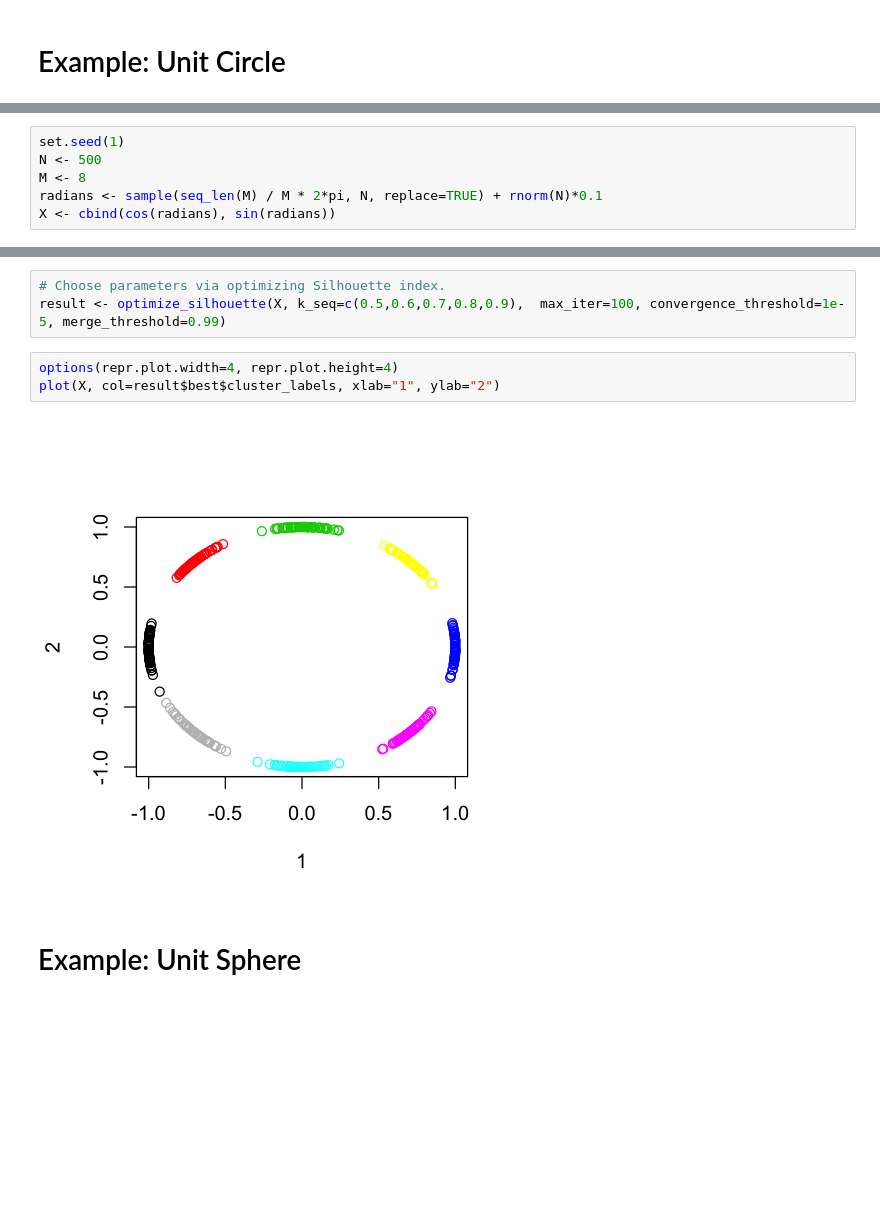
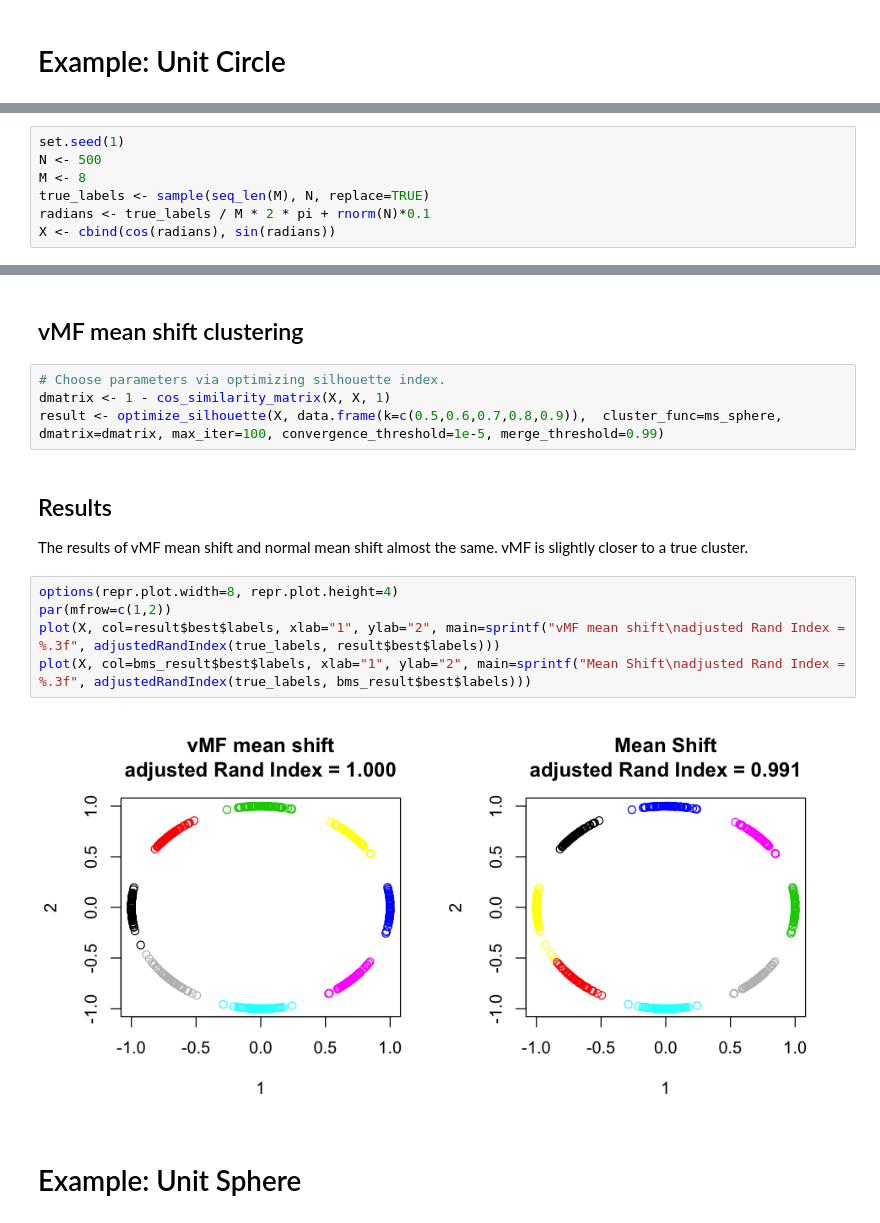
Before and after one commit to 5hun/vmf_meanshift_R, a Jupyter notebook: README.ipynb, the cells around one changed output, grey strips where cells are left out. Cells and saved outputs as stored; diff of their text form; blank space fills up the shorter version.

```diff
--- a/README.ipynb
+++ b/README.ipynb
@@ -14,5 +30,6 @@ Loading required package: parallel
 set.seed(1)
 N <- 500
 M <- 8
-radians <- sample(seq_len(M) / M * 2*pi, N, replace=TRUE) + rnorm(N)*0.1
+true_labels <- sample(seq_len(M), N, replace=TRUE)
+radians <- true_labels / M * 2 * pi + rnorm(N)*0.1
 X <- cbind(cos(radians), sin(radians))
@@ -19,10 +44,19 @@ X <- cbind(cos(radians), sin(radians))
+# %% [markdown]
+## vMF mean shift clustering
 # %%
-# Choose parameters via optimizing Silhouette index.
-result <- optimize_silhouette(X, k_seq=c(0.5,0.6,0.7,0.8,0.9),  max_iter=100, convergence_threshold=1e-5, merge_threshold=0.99)
+# Choose parameters via optimizing silhouette index.
+dmatrix <- 1 - cos_similarity_matrix(X, X, 1)
+result <- optimize_silhouette(X, data.frame(k=c(0.5,0.6,0.7,0.8,0.9)),  cluster_func=ms_sphere, dmatrix=dmatrix, max_iter=100, convergence_threshold=1e-5, merge_threshold=0.99)
-# %%
-options(repr.plot.width=4, repr.plot.height=4)
-plot(X, col=result$best$cluster_labels, xlab="1", ylab="2")
-# %% [output]
-[figure, removed]
+# %% [markdown]
+## Results
+
+The results of vMF mean shift and normal mean shift almost the same. vMF is slightly closer to a true cluster.
+# %%
+options(repr.plot.width=8, repr.plot.height=4)
+par(mfrow=c(1,2))
+plot(X, col=result$best$labels, xlab="1", ylab="2", main=sprintf("vMF mean shift\nadjusted Rand Index = %.3f", adjustedRandIndex(true_labels, result$best$labels)))
+plot(X, col=bms_result$best$labels, xlab="1", ylab="2", main=sprintf("Mean Shift\nadjusted Rand Index = %.3f", adjustedRandIndex(true_labels, bms_result$best$labels)))
+# %% [output]
+[figure, added]
 # %% [markdown]
 # Example: Unit Sphere
```
Also changed, not shown: parts of 14 cells of this notebook, 6 other files.
